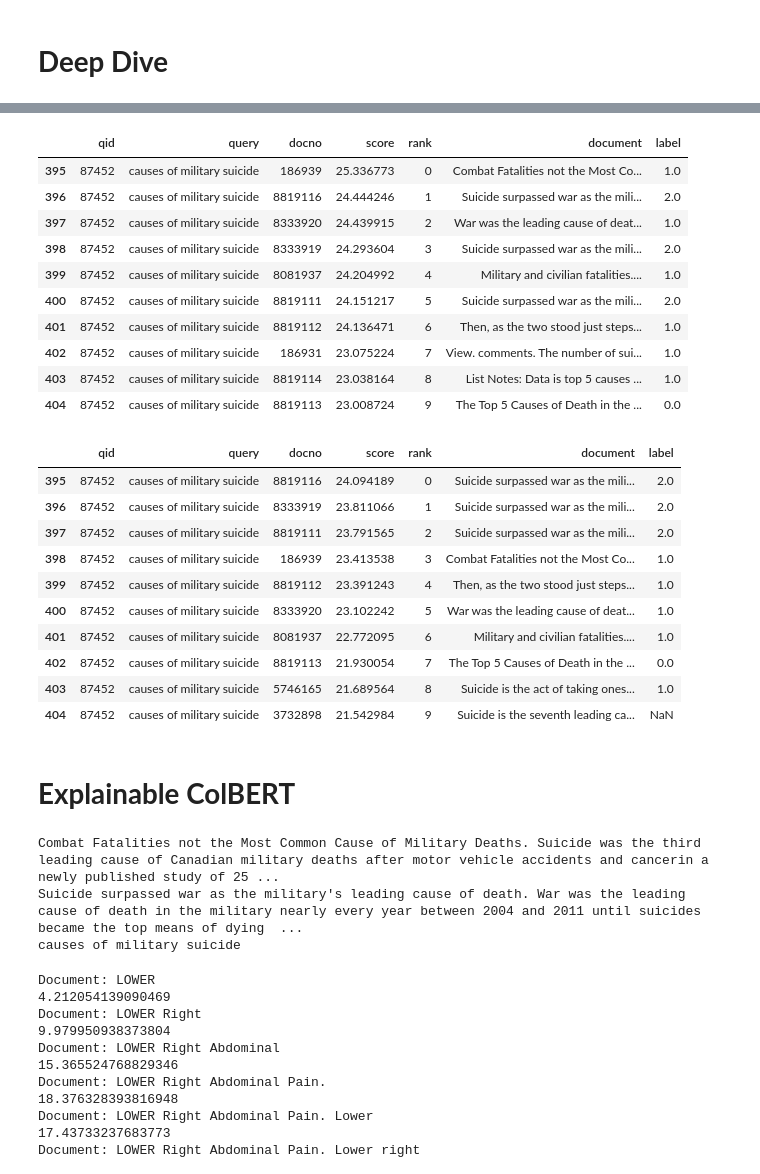
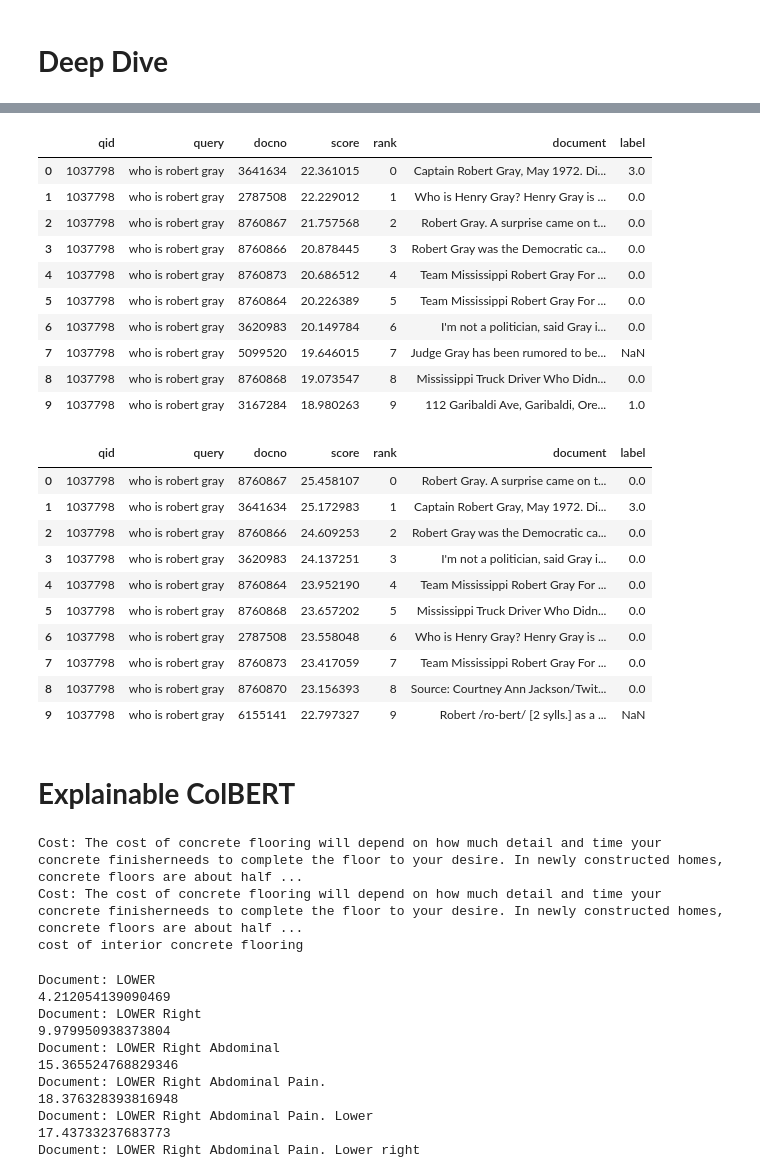
Before and after one commit to hammadkhann/Effective-CLS-Token-Representation-for-ColBERT-A-Step-Towards-Reducing-the-Storage-Cost, a Jupyter notebook: MS_MARCO_Effective_Dense_Passage_Retrieval.ipynb, the cells around one changed output, grey strips where cells are left out. Cells and saved outputs as stored; diff of their text form; code cells hidden in the pictures.

```diff
--- a/MS_MARCO_Effective_Dense_Passage_Retrieval.ipynb
+++ b/MS_MARCO_Effective_Dense_Passage_Retrieval.ipynb
@@ -422,0 +508,4 @@ You should probably TRAIN this model on a down-stream task to be able to use it
+# %%
+colCondenser_hn_900_checkpoint="/content/drive/MyDrive/colCondenser-900.dnn"
+colCondenser_hn_900_factory = ColBERTFactory(colCondenser_hn_900_checkpoint, None, None)
+colCondenser_hn_900_pipeline = pt.transformer.SourceTransformer(df) >>  colCondenser_hn_900_factory.text_scorer()
@@ -724,10 +863,10 @@ pt.Experiment(
 | 4 | DPH >> ColCondenser_Q_pruned | 0.603885 | 0.323626 | 0.892442 |
 # %% [markdown]
 # **Deep Dive**
+# %%
+colbert_baseline = colCondenser_factory.text_scorer()(df)
 # %%
-colCondenser = colcondenser_50k_factory.text_scorer(colcondenser_50k_factory)(df)
+colCondenser = colCondenser_hn_900_factory.text_scorer()(df)
-# %%
-colbert_baseline = craig_factory.text_scorer()(df)
 # %%
 baseline_merge = pd.merge(colbert_baseline.groupby('qid').head(10), df, how='left', on = 'docno')
 baseline_merge.drop(['qid_y', 'rank_y','score_y','query_y','docid'], axis=1, inplace=True)
@@ -770,31 +931,31 @@ df2 = pd.merge(df2, qrels, how='left', on = ['qid','docno'])
 # %%
-df1[df1["qid"] == "87452"]
+df1[df1["qid"] == "1037798"]
 # %% [output]
 |  | qid | query | docno | score | rank | document | label |
-| 395 | 87452 | causes of military suicide | 186939 | 25.336773 | 0 | Combat Fatalities not the Most Co... | 1.0 |
-| 396 | 87452 | causes of military suicide | 8819116 | 24.444246 | 1 | Suicide surpassed war as the mili... | 2.0 |
-| 397 | 87452 | causes of military suicide | 8333920 | 24.439915 | 2 | War was the leading cause of deat... | 1.0 |
-| 398 | 87452 | causes of military suicide | 8333919 | 24.293604 | 3 | Suicide surpassed war as the mili... | 2.0 |
-| 399 | 87452 | causes of military suicide | 8081937 | 24.204992 | 4 | Military and civilian fatalities.... | 1.0 |
-| 400 | 87452 | causes of military suicide | 8819111 | 24.151217 | 5 | Suicide surpassed war as the mili... | 2.0 |
-| 401 | 87452 | causes of military suicide | 8819112 | 24.136471 | 6 | Then, as the two stood just steps... | 1.0 |
-| 402 | 87452 | causes of military suicide | 186931 | 23.075224 | 7 | View. comments. The number of sui... | 1.0 |
-| 403 | 87452 | causes of military suicide | 8819114 | 23.038164 | 8 | List Notes: Data is top 5 causes ... | 1.0 |
-| 404 | 87452 | causes of military suicide | 8819113 | 23.008724 | 9 | The Top 5 Causes of Death in the ... | 0.0 |
+| 0 | 1037798 | who is robert gray | 3641634 | 22.361015 | 0 | Captain Robert Gray, May 1972. Di... | 3.0 |
+| 1 | 1037798 | who is robert gray | 2787508 | 22.229012 | 1 | Who is Henry Gray? Henry Gray is ... | 0.0 |
+| 2 | 1037798 | who is robert gray | 8760867 | 21.757568 | 2 | Robert Gray. A surprise came on t... | 0.0 |
+| 3 | 1037798 | who is robert gray | 8760866 | 20.878445 | 3 | Robert Gray was the Democratic ca... | 0.0 |
+| 4 | 1037798 | who is robert gray | 8760873 | 20.686512 | 4 | Team Mississippi Robert Gray For ... | 0.0 |
+| 5 | 1037798 | who is robert gray | 8760864 | 20.226389 | 5 | Team Mississippi Robert Gray For ... | 0.0 |
+| 6 | 1037798 | who is robert gray | 3620983 | 20.149784 | 6 | I'm not a politician, said Gray i... | 0.0 |
+| 7 | 1037798 | who is robert gray | 5099520 | 19.646015 | 7 | Judge Gray has been rumored to be... | NaN |
+| 8 | 1037798 | who is robert gray | 8760868 | 19.073547 | 8 | Mississippi Truck Driver Who Didn... | 0.0 |
+| 9 | 1037798 | who is robert gray | 3167284 | 18.980263 | 9 | 112 Garibaldi Ave, Garibaldi, Ore... | 1.0 |
 # %%
-df2[df2["qid"] == "87452"]
+df2[df2["qid"] == "1037798"]
 # %% [output]
 |  | qid | query | docno | score | rank | document | label |
-| 395 | 87452 | causes of military suicide | 8819116 | 24.094189 | 0 | Suicide surpassed war as the mili... | 2.0 |
-| 396 | 87452 | causes of military suicide | 8333919 | 23.811066 | 1 | Suicide surpassed war as the mili... | 2.0 |
-| 397 | 87452 | causes of military suicide | 8819111 | 23.791565 | 2 | Suicide surpassed war as the mili... | 2.0 |
-| 398 | 87452 | causes of military suicide | 186939 | 23.413538 | 3 | Combat Fatalities not the Most Co... | 1.0 |
-| 399 | 87452 | causes of military suicide | 8819112 | 23.391243 | 4 | Then, as the two stood just steps... | 1.0 |
-| 400 | 87452 | causes of military suicide | 8333920 | 23.102242 | 5 | War was the leading cause of deat... | 1.0 |
-| 401 | 87452 | causes of military suicide | 8081937 | 22.772095 | 6 | Military and civilian fatalities.... | 1.0 |
-| 402 | 87452 | causes of military suicide | 8819113 | 21.930054 | 7 | The Top 5 Causes of Death in the ... | 0.0 |
-| 403 | 87452 | causes of military suicide | 5746165 | 21.689564 | 8 | Suicide is the act of taking ones... | 1.0 |
-| 404 | 87452 | causes of military suicide | 3732898 | 21.542984 | 9 | Suicide is the seventh leading ca... | NaN |
+| 0 | 1037798 | who is robert gray | 8760867 | 25.458107 | 0 | Robert Gray. A surprise came on t... | 0.0 |
+| 1 | 1037798 | who is robert gray | 3641634 | 25.172983 | 1 | Captain Robert Gray, May 1972. Di... | 3.0 |
+| 2 | 1037798 | who is robert gray | 8760866 | 24.609253 | 2 | Robert Gray was the Democratic ca... | 0.0 |
+| 3 | 1037798 | who is robert gray | 3620983 | 24.137251 | 3 | I'm not a politician, said Gray i... | 0.0 |
+| 4 | 1037798 | who is robert gray | 8760864 | 23.952190 | 4 | Team Mississippi Robert Gray For ... | 0.0 |
+| 5 | 1037798 | who is robert gray | 8760868 | 23.657202 | 5 | Mississippi Truck Driver Who Didn... | 0.0 |
+| 6 | 1037798 | who is robert gray | 2787508 | 23.558048 | 6 | Who is Henry Gray? Henry Gray is ... | 0.0 |
+| 7 | 1037798 | who is robert gray | 8760873 | 23.417059 | 7 | Team Mississippi Robert Gray For ... | 0.0 |
+| 8 | 1037798 | who is robert gray | 8760870 | 23.156393 | 8 | Source: Courtney Ann Jackson/Twit... | 0.0 |
+| 9 | 1037798 | who is robert gray | 6155141 | 22.797327 | 9 | Robert /ro-bert/ [2 sylls.] as a ... | NaN |
 # %%
 def highlight_diff(data, color='yellow'):
     attr = 'background-color: {}'.format(color)
@@ -862,16 +1023,16 @@ def _explain(self, query, embsD, idsD):
     #fig.subplots_adjust(hspace=-0.37)
     return fig
 # %%
-baseline_doc = baseline_merge[baseline_merge["qid"] == "87452"].iloc[0][5]
-ColCondenser_doc = token_overlap_merge[baseline_merge["qid"] == "87452"].iloc[0][5]
-query = baseline_merge[baseline_merge["qid"] == "87452"].iloc[0][1]
+baseline_doc = df1[df1["qid"] == "104861"].iloc[0][5]
+ColCondenser_doc = df2[df2["qid"] == "104861"].iloc[0][5]
+query = df1[df1["qid"] == "104861"].iloc[0][1]
 print(baseline_doc)
 print(ColCondenser_doc)
 print(query)
 # %% [output]
-Combat Fatalities not the Most Common Cause of Military Deaths. Suicide was the third leading cause of Canadian military deaths after motor vehicle accidents and cancerin a newly published study of 25 ...
-Suicide surpassed war as the military's leading cause of death. War was the leading cause of death in the military nearly every year between 2004 and 2011 until suicides became the top means of dying  ...
-causes of military suicide
+Cost: The cost of concrete flooring will depend on how much detail and time your concrete finisherneeds to complete the floor to your desire. In newly constructed homes, concrete floors are about half ...
+Cost: The cost of concrete flooring will depend on how much detail and time your concrete finisherneeds to complete the floor to your desire. In newly constructed homes, concrete floors are about half ...
+cost of interior concrete flooring
 # %%
 # for i in range(1, len(doc.split())):
 #   explain_text(common_token_factory, query = query, document = ' '.join(doc.split()[:i])) #token_overlap_merge[baseline_merge["qid"] == "489204"].iloc[0][5])
```
Also changed, not shown: parts of 37 cells of this notebook.
